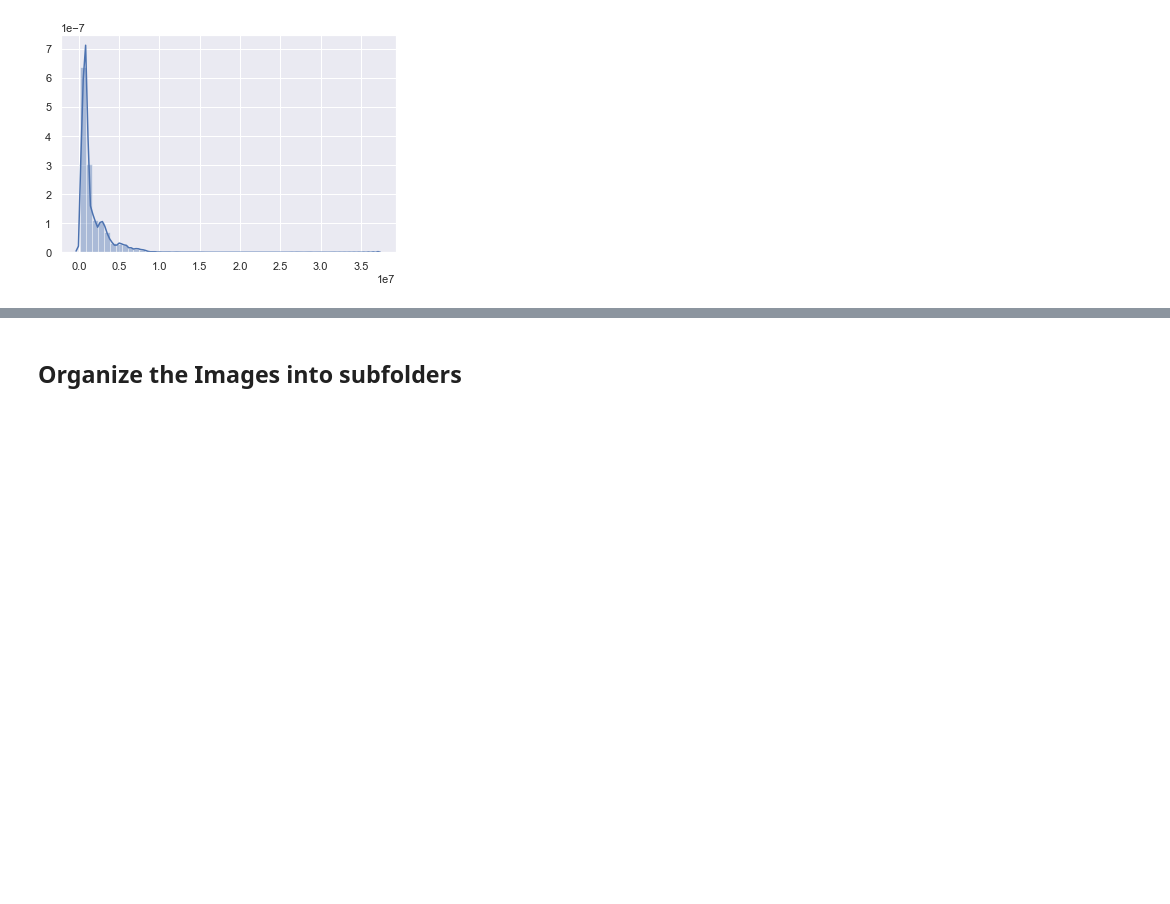
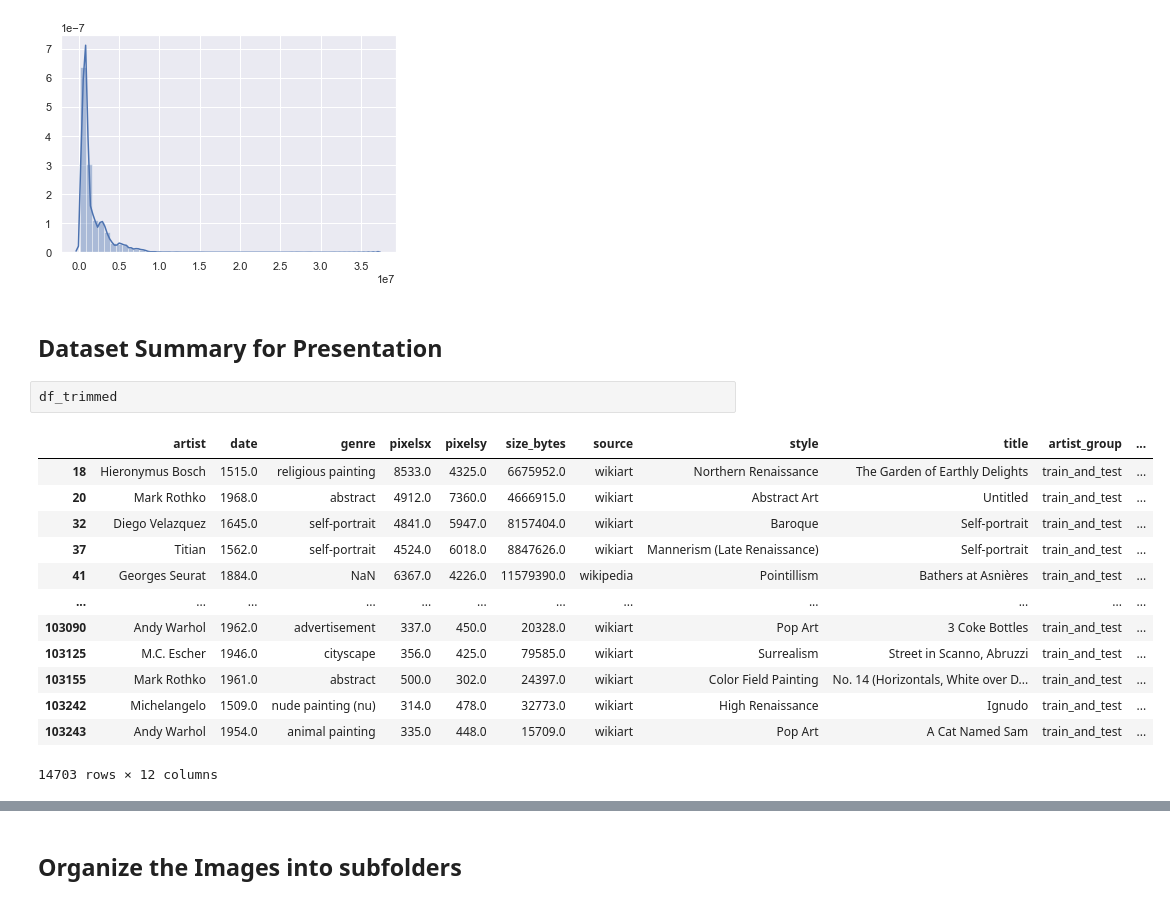
Before and after one commit to rcharan/art-dream, a Jupyter notebook: dataset/artist-selection.ipynb, the cells around one changed output, grey strips where cells are left out. Saved outputs shown, nothing was run; the diff lists cells and outputs as text; blank space fills up the shorter version.

```diff
--- a/dataset/artist-selection.ipynb
+++ b/dataset/artist-selection.ipynb
@@ -266,3 +266,21 @@ min      1.500800e+05
 max      3.690522e+07
 dtype: float64
 [figure]
+# %% [markdown]
+## Dataset Summary for Presentation
+# %%
+df_trimmed
+# %% [output]
+|  | artist | date | genre | pixelsx | pixelsy | size_bytes | source | style | title | artist_group | ... |
+| 18 | Hieronymus Bosch | 1515.0 | religious painting | 8533.0 | 4325.0 | 6675952.0 | wikiart | Northern Renaissance | The Garden of Earthly Delights | train_and_test | ... |
+| 20 | Mark Rothko | 1968.0 | abstract | 4912.0 | 7360.0 | 4666915.0 | wikiart | Abstract Art | Untitled | train_and_test | ... |
+| 32 | Diego Velazquez | 1645.0 | self-portrait | 4841.0 | 5947.0 | 8157404.0 | wikiart | Baroque | Self-portrait | train_and_test | ... |
+| 37 | Titian | 1562.0 | self-portrait | 4524.0 | 6018.0 | 8847626.0 | wikiart | Mannerism (Late Renaissance) | Self-portrait | train_and_test | ... |
+| 41 | Georges Seurat | 1884.0 | NaN | 6367.0 | 4226.0 | 11579390.0 | wikipedia | Pointillism | Bathers at Asnières | train_and_test | ... |
+| ... | ... | ... | ... | ... | ... | ... | ... | ... | ... | ... | ... |
+| 103090 | Andy Warhol | 1962.0 | advertisement | 337.0 | 450.0 | 20328.0 | wikiart | Pop Art | 3 Coke Bottles | train_and_test | ... |
+| 103125 | M.C. Escher | 1946.0 | cityscape | 356.0 | 425.0 | 79585.0 | wikiart | Surrealism | Street in Scanno, Abruzzi | train_and_test | ... |
+| 103155 | Mark Rothko | 1961.0 | abstract | 500.0 | 302.0 | 24397.0 | wikiart | Color Field Painting | No. 14 (Horizontals, White over D... | train_and_test | ... |
+| 103242 | Michelangelo | 1509.0 | nude painting (nu) | 314.0 | 478.0 | 32773.0 | wikiart | High Renaissance | Ignudo | train_and_test | ... |
+| 103243 | Andy Warhol | 1954.0 | animal painting | 335.0 | 448.0 | 15709.0 | wikiart | Pop Art | A Cat Named Sam | train_and_test | ... |
+14703 rows × 12 columns
```
Also changed, not shown: parts of 4 cells of this notebook.
